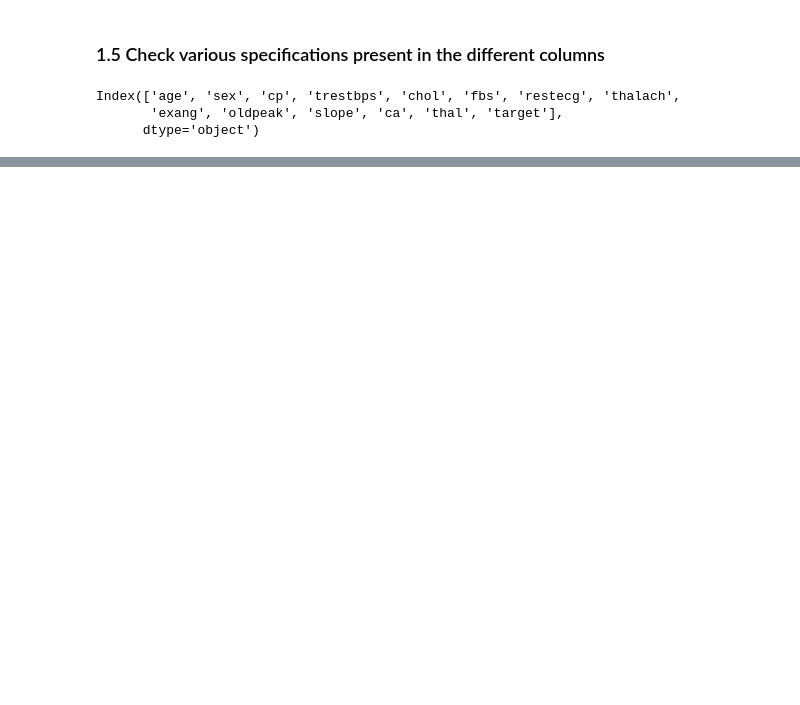
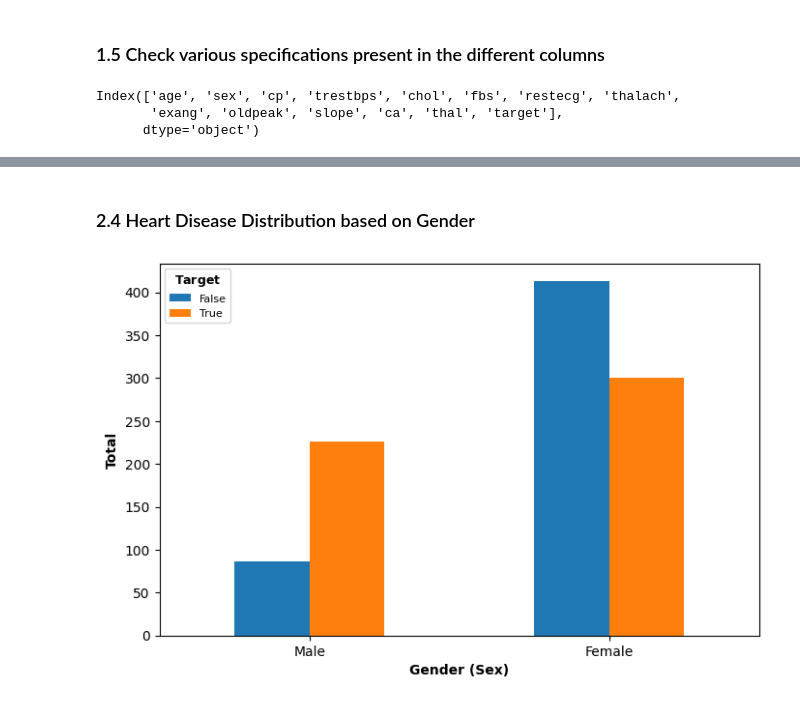
Before and after one commit to LinhVuHoang/Personal_projects, a Jupyter notebook: Chest-Disease-Classification/Notebook_Experiments/Exploratory_Data_analysis.ipynb, the cells around one changed output, grey strips where cells are left out. Cells and saved outputs as stored; diff of their text form; code cells hidden in the pictures; blank space fills up the shorter version.

```diff
--- a/Chest-Disease-Classification/Notebook_Experiments/Exploratory_Data_analysis.ipynb
+++ b/Chest-Disease-Classification/Notebook_Experiments/Exploratory_Data_analysis.ipynb
@@ -143,0 +193,13 @@ Index(['age', 'sex', 'cp', 'trestbps', 'chol', 'fbs', 'restecg', 'thalach',
+# %% [markdown]
+### 2.4 Heart Disease Distribution based on Gender
+# %%
+labels = ['False', 'True']
+label_gender = np.array([0, 1])
+label_gender2 = ['Male', 'Female']
+ax = pd.crosstab(data.sex, data.target).plot(kind='bar', figsize=(8, 5))
+plt.xlabel('Gender (Sex)', fontfamily='sans-serif', fontweight='bold')
+plt.ylabel('Total', fontfamily='sans-serif', fontweight='bold')
+plt.xticks(label_gender, label_gender2, rotation=0)
+plt.legend(labels=labels, title='$\\bf{Target}$', fontsize='8', title_fontsize='9', loc='upper left', frameon=True);
+# %% [output]
+[figure, added]
```
Also changed, not shown: parts of 10 cells of this notebook, 2 other files.
